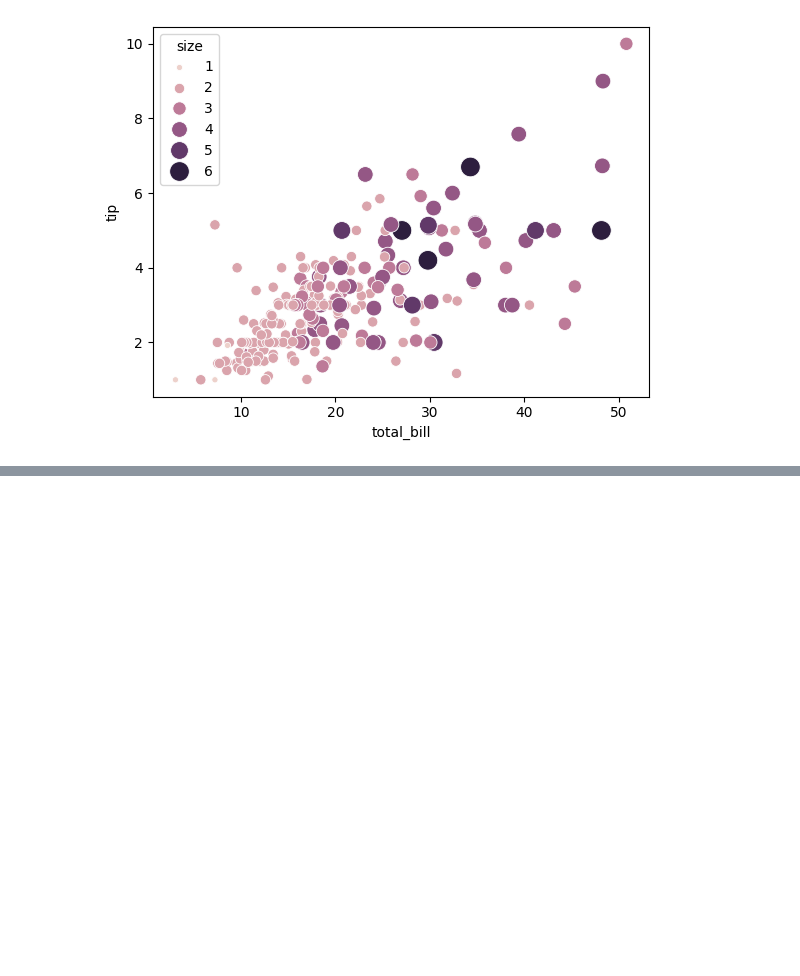
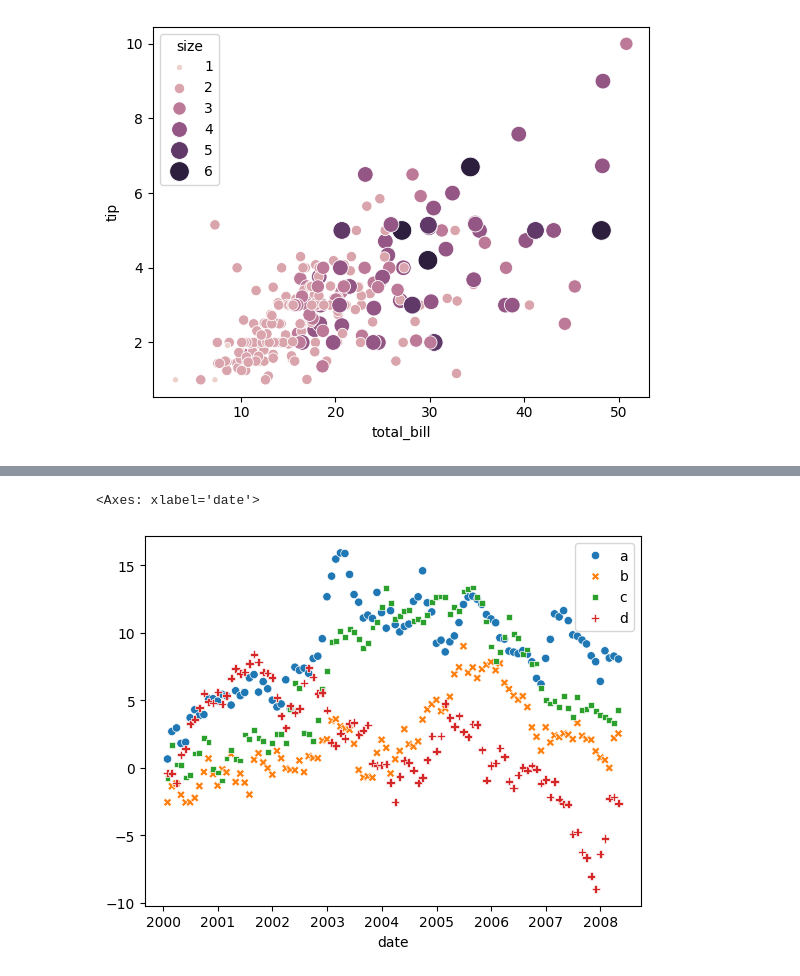
Before and after one commit to Arch-jyh/iris_books, a Jupyter notebook: math_easy/Linear_algebra/1/quiz.ipynb, the cells around one changed output, grey strips where cells are left out. Saved outputs shown, nothing was run; the diff lists cells and outputs as text; code cells hidden in the pictures; blank space fills up the shorter version.

```diff
--- a/math_easy/Linear_algebra/1/quiz.ipynb
+++ b/math_easy/Linear_algebra/1/quiz.ipynb
@@ -308,0 +332,12 @@ sns.scatterplot(data=tips,x = 'total_bill',y = 'tip',hue = 'size',size = 'size',
+# %%
+import pandas as pd
+#创建日期索引,字符串为起始日期 periods生成100个连续点 freq为M表示按照月 命名索引名称为date
+index = pd.date_range('1 1 2000',periods = 100,freq = 'M',name='date')
+#生成100,4形状的二维数组服从正态分布 然后对每一列做累积和看起来像游走曲线
+data = np.random.randn(100,4).cumsum(axis=0)
+#将np数组转换成df数组,data原数据,index为行索引,列表的四个字母表示列标签
+wide_df = pd.DataFrame(data,index,['a','b','c','d'])
+sns.scatterplot(data = wide_df)
+# %% [output]
+<Axes: xlabel='date'>
+[figure, added]
```
Also changed, not shown: parts of 15 cells of this notebook, 1 other file.
